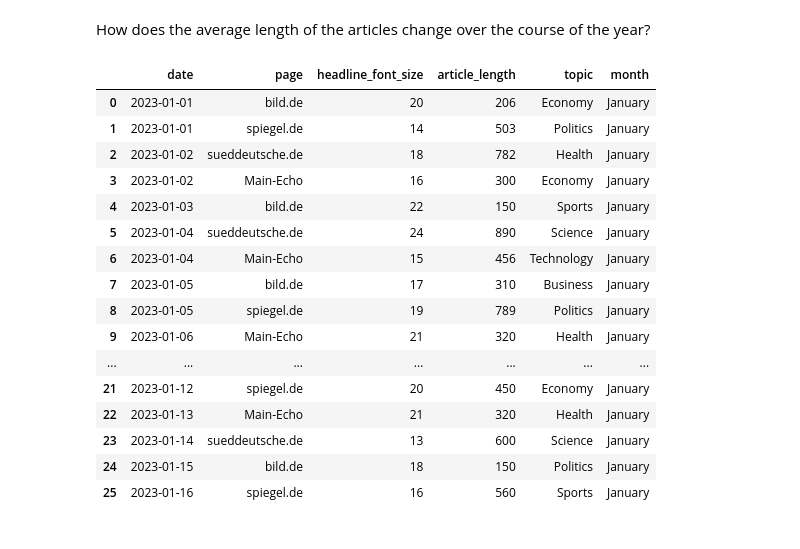
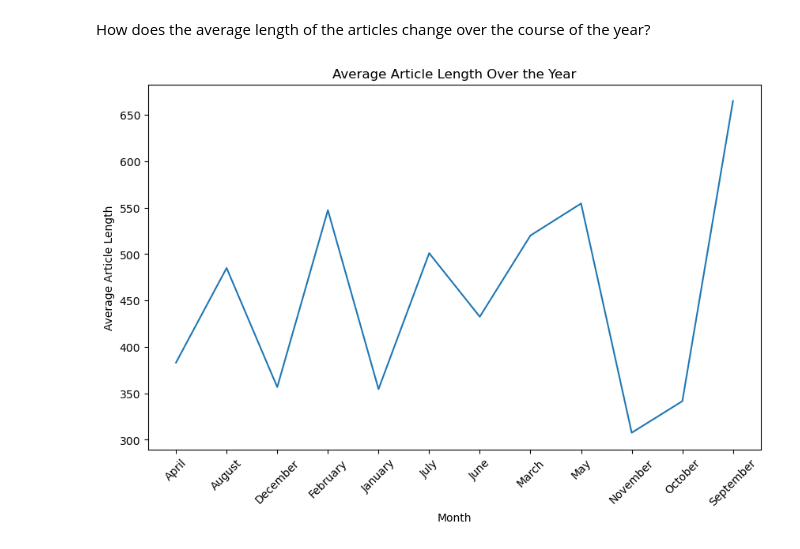
Before and after one commit to ZuebeyirEser/DataScienceCourseExercise, a Jupyter notebook: FourthWeek/exercise.ipynb, the cells around one changed output. Drawn from its saved outputs; the diff is of its cells as text; code cells hidden in the pictures.

```diff
--- a/FourthWeek/exercise.ipynb
+++ b/FourthWeek/exercise.ipynb
@@ -78,26 +78,16 @@ plt.show()
 [figure]
 # %% [markdown]
 How does the average length of the articles change over the course of the year?
-# %%
-df["month"] = df["date"].dt.strftime("%B")
-avg_length = df.groupby("month")["article_length"].mean().reset_index()
-
-df
-# %% [output]
-|  | date | page | headline_font_size | article_length | topic | month |
-| 0 | 2023-01-01 | bild.de | 20 | 206 | Economy | January |
-| 1 | 2023-01-01 | spiegel.de | 14 | 503 | Politics | January |
-| 2 | 2023-01-02 | sueddeutsche.de | 18 | 782 | Health | January |
-| 3 | 2023-01-02 | Main-Echo | 16 | 300 | Economy | January |
-| 4 | 2023-01-03 | bild.de | 22 | 150 | Sports | January |
-| 5 | 2023-01-04 | sueddeutsche.de | 24 | 890 | Science | January |
-| 6 | 2023-01-04 | Main-Echo | 15 | 456 | Technology | January |
-| 7 | 2023-01-05 | bild.de | 17 | 310 | Business | January |
-| 8 | 2023-01-05 | spiegel.de | 19 | 789 | Politics | January |
-| 9 | 2023-01-06 | Main-Echo | 21 | 320 | Health | January |
-| ... | ... | ... | ... | ... | ... | ... |
-| 21 | 2023-01-12 | spiegel.de | 20 | 450 | Economy | January |
-| 22 | 2023-01-13 | Main-Echo | 21 | 320 | Health | January |
-| 23 | 2023-01-14 | sueddeutsche.de | 13 | 600 | Science | January |
-| 24 | 2023-01-15 | bild.de | 18 | 150 | Politics | January |
-| 25 | 2023-01-16 | spiegel.de | 16 | 560 | Sports | January |
+# %%
+df["month"] = df["date"].dt.strftime("%B")
+avg_length = df.groupby("month")["article_length"].mean().reset_index()
+
+plt.figure(figsize=(10, 6))
+sns.lineplot(x='month', y='article_length', data=avg_length)
+plt.title('Average Article Length Over the Year')
+plt.xlabel('Month')
+plt.ylabel('Average Article Length')
+plt.xticks(rotation=45)
+plt.show()
+# %% [output]
+[figure, added]
```
Also changed, not shown: parts of 5 cells of this notebook, 1 other file.
